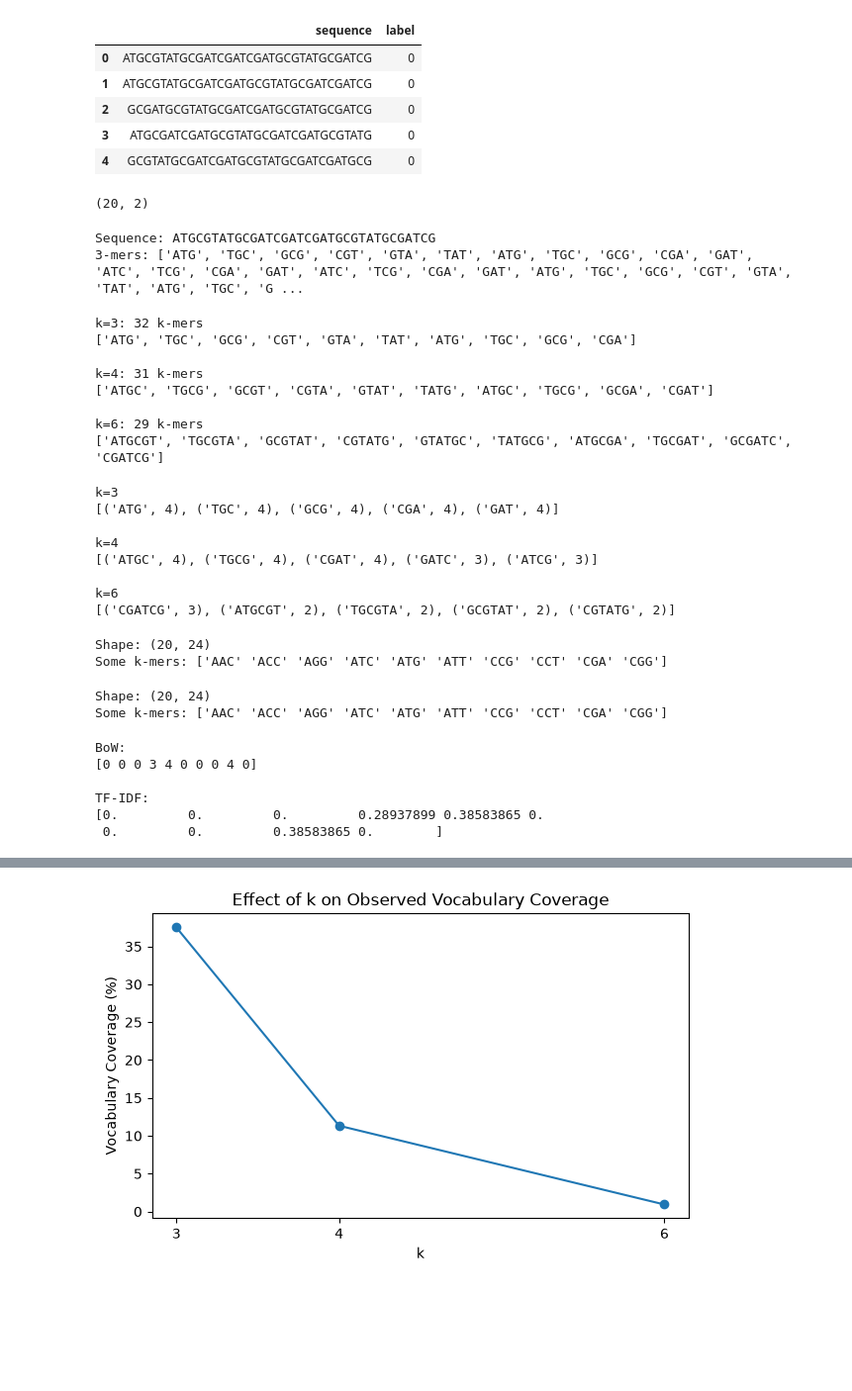
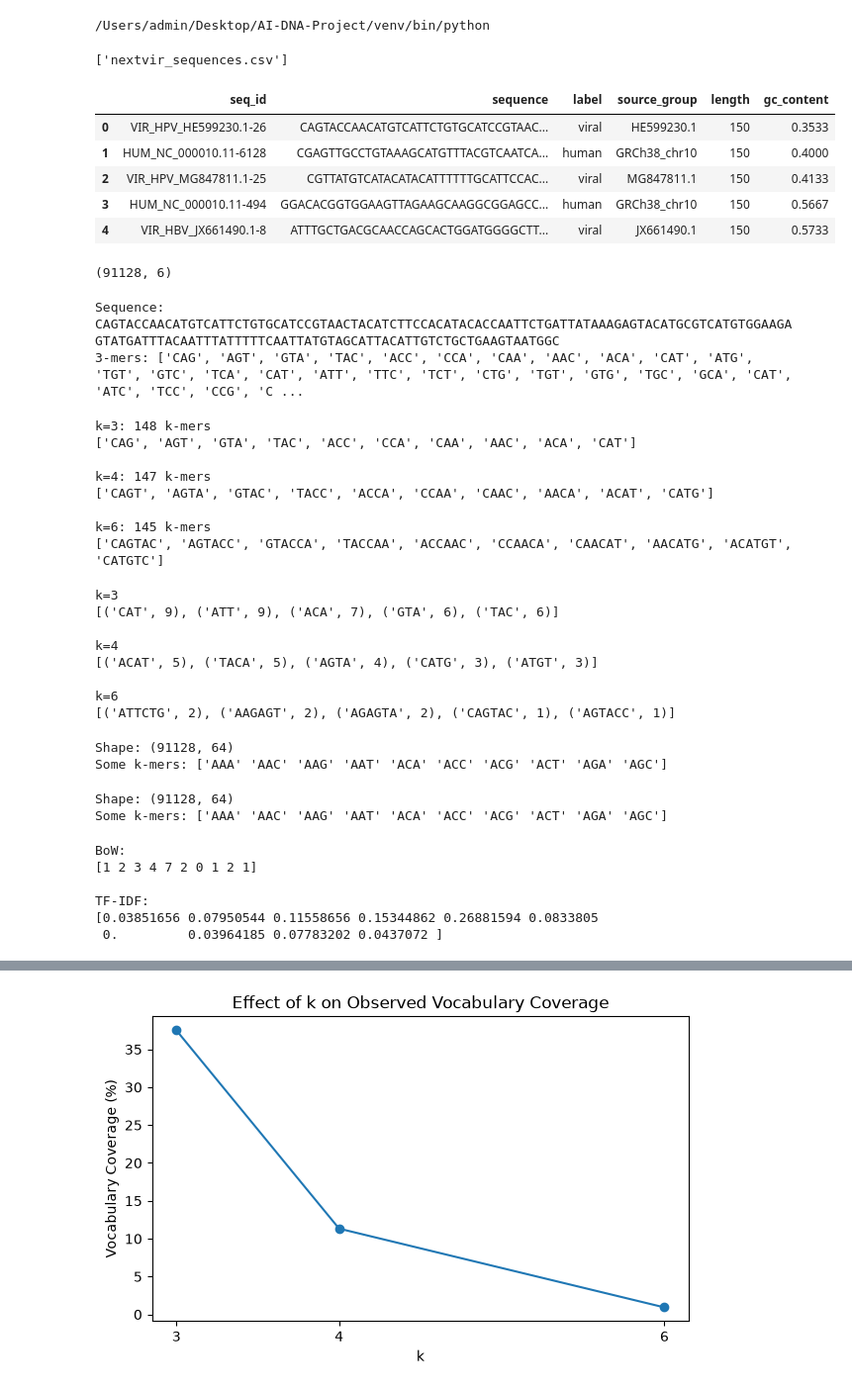
Before and after one commit to AbinayaS123123/AI-DNA-Project, a Jupyter notebook: notebooks/midsem_experiment.ipynb, the cells around one changed output, grey strips where cells are left out. Shown at 99% size. Saved outputs shown, nothing was run; the diff lists cells and outputs as text; code cells hidden in the pictures; blank space fills up the shorter version.

```diff
--- a/notebooks/midsem_experiment.ipynb
+++ b/notebooks/midsem_experiment.ipynb
@@ -1,20 +1,32 @@
+# %%
+import sys
+
+print(sys.executable)
+# %% [output]
+/Users/admin/Desktop/AI-DNA-Project/venv/bin/python
+# %%
+import os
+
+print(os.listdir("../data/real"))
+# %% [output]
+['nextvir_sequences.csv']
 # %%
 import pandas as pd
 
-df = pd.read_csv("../data/raw/sequences.csv")
+df = pd.read_csv("../data/real/nextvir_sequences.csv")
 
 df.head()
 # %% [output]
-|  | sequence | label |
-| 0 | ATGCGTATGCGATCGATCGATGCGTATGCGATCG | 0 |
-| 1 | ATGCGTATGCGATCGATGCGTATGCGATCGATCG | 0 |
-| 2 | GCGATGCGTATGCGATCGATGCGTATGCGATCG | 0 |
-| 3 | ATGCGATCGATGCGTATGCGATCGATGCGTATG | 0 |
-| 4 | GCGTATGCGATCGATGCGTATGCGATCGATGCG | 0 |
+|  | seq_id | sequence | label | source_group | length | gc_content |
+| 0 | VIR_HPV_HE599230.1-26 | CAGTACCAACATGTCATTCTGTGCATCCGTAAC... | viral | HE599230.1 | 150 | 0.3533 |
+| 1 | HUM_NC_000010.11-6128 | CGAGTTGCCTGTAAAGCATGTTTACGTCAATCA... | human | GRCh38_chr10 | 150 | 0.4000 |
+| 2 | VIR_HPV_MG847811.1-25 | CGTTATGTCATACATACATTTTTTGCATTCCAC... | viral | MG847811.1 | 150 | 0.4133 |
+| 3 | HUM_NC_000010.11-494 | GGACACGGTGGAAGTTAGAAGCAAGGCGGAGCC... | human | GRCh38_chr10 | 150 | 0.5667 |
+| 4 | VIR_HBV_JX661490.1-8 | ATTTGCTGACGCAACCAGCACTGGATGGGGCTT... | viral | JX661490.1 | 150 | 0.5733 |
 # %%
 df.shape
 # %% [output]
-(20, 2)
+(91128, 6)
 # %%
 import sys
 sys.path.append("../src")
@@ -26,8 +38,8 @@ seq = df["sequence"].iloc[0]
 print("Sequence:", seq)
 print("3-mers:", seq_to_kmers(seq, 3))
 # %% [output]
-Sequence: ATGCGTATGCGATCGATCGATGCGTATGCGATCG
-3-mers: ['ATG', 'TGC', 'GCG', 'CGT', 'GTA', 'TAT', 'ATG', 'TGC', 'GCG', 'CGA', 'GAT', 'ATC', 'TCG', 'CGA', 'GAT', 'ATC', 'TCG', 'CGA', 'GAT', 'ATG', 'TGC', 'GCG', 'CGT', 'GTA', 'TAT', 'ATG', 'TGC', 'G ...
+Sequence: CAGTACCAACATGTCATTCTGTGCATCCGTAACTACATCTTCCACATACACCAATTCTGATTATAAAGAGTACATGCGTCATGTGGAAGAGTATGATTTACAATTTATTTTTCAATTATGTAGCATTACATTGTCTGCTGAAGTAATGGC
+3-mers: ['CAG', 'AGT', 'GTA', 'TAC', 'ACC', 'CCA', 'CAA', 'AAC', 'ACA', 'CAT', 'ATG', 'TGT', 'GTC', 'TCA', 'CAT', 'ATT', 'TTC', 'TCT', 'CTG', 'TGT', 'GTG', 'TGC', 'GCA', 'CAT', 'ATC', 'TCC', 'CCG', 'C ...
 # %%
 for k in [3, 4, 6]:
     kmers = seq_to_kmers(seq, k)
@@ -35,14 +47,14 @@ for k in [3, 4, 6]:
     print(kmers[:10])
     print()
 # %% [output]
-k=3: 32 k-mers
-['ATG', 'TGC', 'GCG', 'CGT', 'GTA', 'TAT', 'ATG', 'TGC', 'GCG', 'CGA']
+k=3: 148 k-mers
+['CAG', 'AGT', 'GTA', 'TAC', 'ACC', 'CCA', 'CAA', 'AAC', 'ACA', 'CAT']
 
-k=4: 31 k-mers
-['ATGC', 'TGCG', 'GCGT', 'CGTA', 'GTAT', 'TATG', 'ATGC', 'TGCG', 'GCGA', 'CGAT']
+k=4: 147 k-mers
+['CAGT', 'AGTA', 'GTAC', 'TACC', 'ACCA', 'CCAA', 'CAAC', 'AACA', 'ACAT', 'CATG']
 
-k=6: 29 k-mers
-['ATGCGT', 'TGCGTA', 'GCGTAT', 'CGTATG', 'GTATGC', 'TATGCG', 'ATGCGA', 'TGCGAT', 'GCGATC', 'CGATCG']
+k=6: 145 k-mers
+['CAGTAC', 'AGTACC', 'GTACCA', 'TACCAA', 'ACCAAC', 'CCAACA', 'CAACAT', 'AACATG', 'ACATGT', 'CATGTC']
 # %%
 from collections import Counter
 
@@ -52,13 +64,13 @@ for k in [3, 4, 6]:
     print(counts.most_common(5))
 # %% [output]
 k=3
-[('ATG', 4), ('TGC', 4), ('GCG', 4), ('CGA', 4), ('GAT', 4)]
+[('CAT', 9), ('ATT', 9), ('ACA', 7), ('GTA', 6), ('TAC', 6)]
 
 k=4
-[('ATGC', 4), ('TGCG', 4), ('CGAT', 4), ('GATC', 3), ('ATCG', 3)]
+[('ACAT', 5), ('TACA', 5), ('AGTA', 4), ('CATG', 3), ('ATGT', 3)]
 
 k=6
-[('CGATCG', 3), ('ATGCGT', 2), ('TGCGTA', 2), ('GCGTAT', 2), ('CGTATG', 2)]
+[('ATTCTG', 2), ('AAGAGT', 2), ('AGAGTA', 2), ('CAGTAC', 1), ('AGTACC', 1)]
 # %%
 from represent import bag_of_words
 
@@ -67,8 +79,8 @@ X_bow, bow_vectorizer = bag_of_words(df, k=3)
 print("Shape:", X_bow.shape)
 print("Some k-mers:", bow_vectorizer.get_feature_names_out()[:10])
 # %% [output]
-Shape: (20, 24)
-Some k-mers: ['AAC' 'ACC' 'AGG' 'ATC' 'ATG' 'ATT' 'CCG' 'CCT' 'CGA' 'CGG']
+Shape: (91128, 64)
+Some k-mers: ['AAA' 'AAC' 'AAG' 'AAT' 'ACA' 'ACC' 'ACG' 'ACT' 'AGA' 'AGC']
 # %%
 from represent import tfidf
 
@@ -77,8 +89,8 @@ X_tfidf, tfidf_vectorizer = tfidf(df, k=3)
 print("Shape:", X_tfidf.shape)
 print("Some k-mers:", tfidf_vectorizer.get_feature_names_out()[:10])
 # %% [output]
-Shape: (20, 24)
-Some k-mers: ['AAC' 'ACC' 'AGG' 'ATC' 'ATG' 'ATT' 'CCG' 'CCT' 'CGA' 'CGG']
+Shape: (91128, 64)
+Some k-mers: ['AAA' 'AAC' 'AAG' 'AAT' 'ACA' 'ACC' 'ACG' 'ACT' 'AGA' 'AGC']
 # %%
 print("BoW:")
 print(X_bow.toarray()[0][:10])
@@ -87,9 +99,9 @@ print("\nTF-IDF:")
 print(X_tfidf.toarray()[0][:10])
 # %% [output]
 BoW:
-[0 0 0 3 4 0 0 0 4 0]
+[1 2 3 4 7 2 0 1 2 1]
 
 TF-IDF:
-[0.         0.         0.         0.28937899 0.38583865 0.
- 0.         0.         0.38583865 0.        ]
+[0.03851656 0.07950544 0.11558656 0.15344862 0.26881594 0.0833805
+ 0.         0.03964185 0.07783202 0.0437072 ]
 # %%
```
Also changed, not shown: parts of 7 cells of this notebook, 14 other files.
